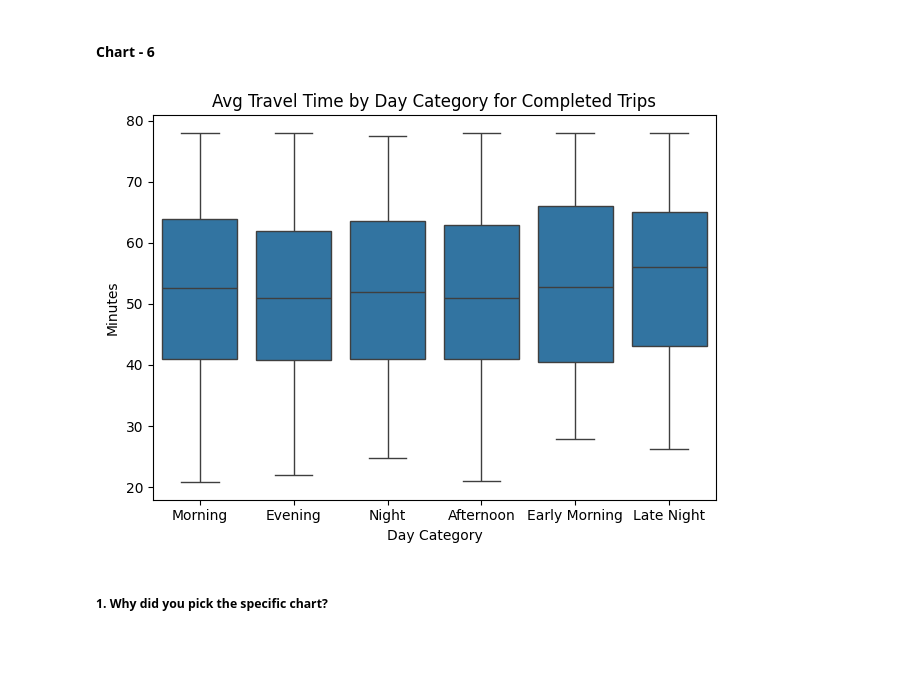
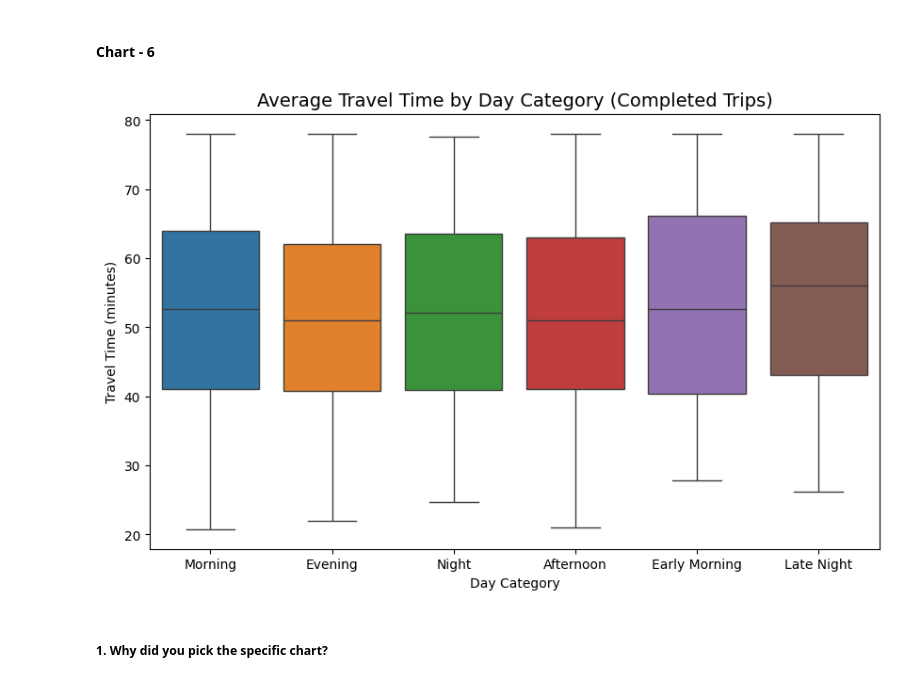
Before and after one commit to karthikdoguparthi/Uber-Supply-Demand-Gaps, a Jupyter notebook: UBER_Supply_Demand_Gaps.ipynb, the cells around one changed output. Drawn from its saved outputs; the diff is of its cells as text; code cells hidden in the pictures; blank space fills up the shorter version.

```diff
--- a/UBER_Supply_Demand_Gaps.ipynb
+++ b/UBER_Supply_Demand_Gaps.ipynb
@@ -438,22 +438,19 @@ Uber needs to ensure there are enough cars from airport by increasing the supply
 # %%
 # Chart - 6 visualization code
 # Average travel time by day category for completed trips
+completed = dataset.loc[dataset['Status'] == 'Trip Completed'].copy()
+completed.loc[:, 'Travel Time (mins)'] = pd.to_timedelta(completed['Travel Time'], errors='coerce').dt.total_seconds() / 60
+cutoff = completed['Travel Time (mins)'].quantile(0.99)
+filtered = completed.loc[completed['Travel Time (mins)'] < cutoff]
 
-completed_trips.loc[:, 'Travel Time'] = pd.to_timedelta(completed_trips['Travel Time'], errors='coerce')
-completed_trips.loc[:, 'Travel Time (mins)'] = completed_trips['Travel Time'].dt.total_seconds() / 60
-
-# Remove extreme outliers
-threshold = completed_trips['Travel Time (mins)'].quantile(0.99)
-filtered_df = completed_trips[completed_trips['Travel Time (mins)'] < threshold]
-
-# Plot
-sns.boxplot(data=filtered_df, x='Day Category', y='Travel Time (mins)')
-plt.title('Avg Travel Time by Day Category for Completed Trips')
-plt.ylabel('Minutes')
-plt.tight_layout()
+plt.figure(figsize=(10, 6))
+sns.boxplot(data=filtered, x='Day Category', y='Travel Time (mins)', hue='Day Category')
+plt.title('Average Travel Time by Day Category (Completed Trips)', fontsize=14)
+plt.ylabel('Travel Time (minutes)')
+plt.xlabel('Day Category')
 plt.show()
 # %% [output]
-[figure, old version]
+[figure, new version]
 # %% [markdown]
 ##### 1. Why did you pick the specific chart?
 # %% [markdown]
```
Also changed, not shown: parts of 7 cells of this notebook.
